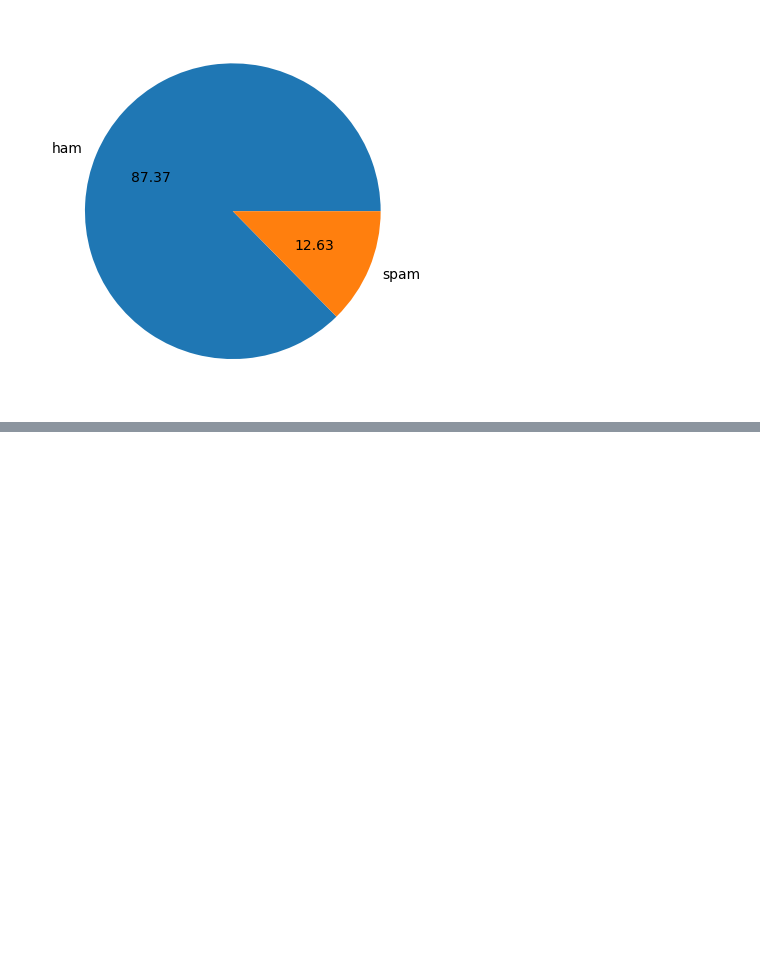
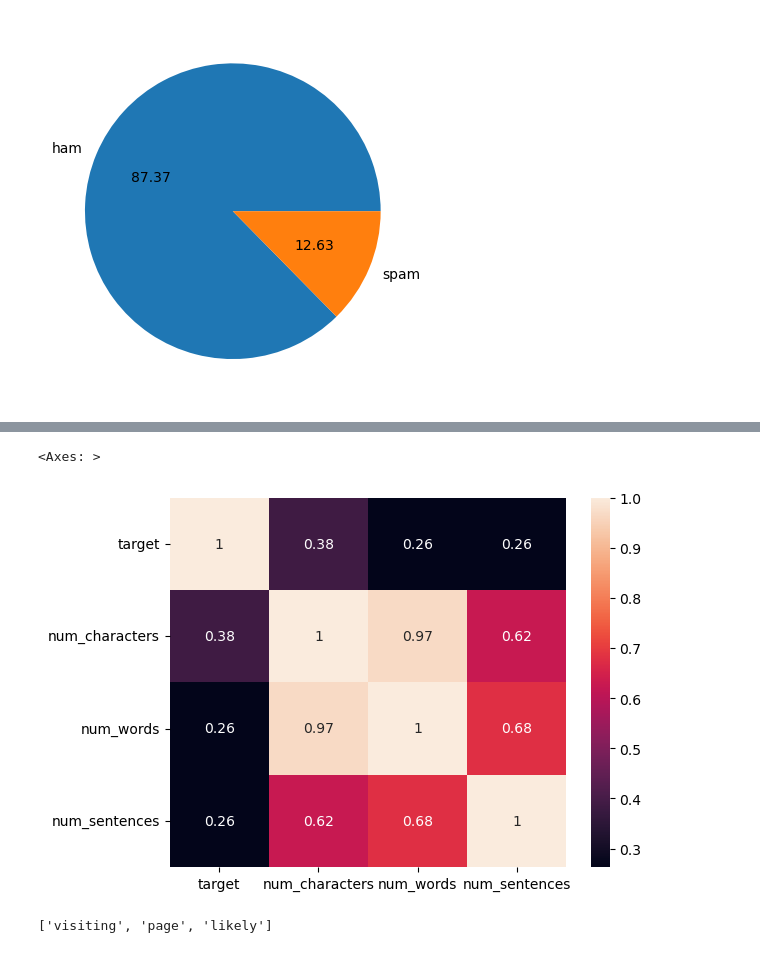
Before and after one commit to Codezilla8/spam-detection, a Jupyter notebook: spam-classification.ipynb, the cells around one changed output, grey strips where cells are left out. Drawn from its saved outputs; the diff is of its cells as text; code cells hidden in the pictures; blank space fills up the shorter version.

```diff
--- a/spam-classification.ipynb
+++ b/spam-classification.ipynb
@@ -157,0 +243,5 @@ plt.pie(df['target'].value_counts(), labels=['ham', 'spam'], autopct="%0.2f")
+# %%
+sns.heatmap(df.corr(numeric_only=True), annot=True)
+# %% [output]
+<Axes: >
+[figure, added]
@@ -157,0 +277,4 @@ plt.pie(df['target'].value_counts(), labels=['ham', 'spam'], autopct="%0.2f")
+# %%
+text_preprocessing("????????????????????If you're visiting this page, you're likely here because you're")
+# %% [output]
+['visiting', 'page', 'likely']
```
Also changed, not shown: parts of 31 cells of this notebook.
